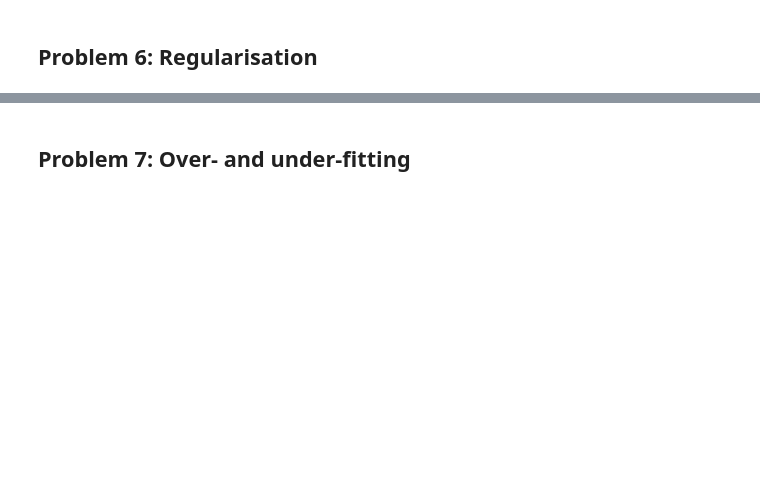
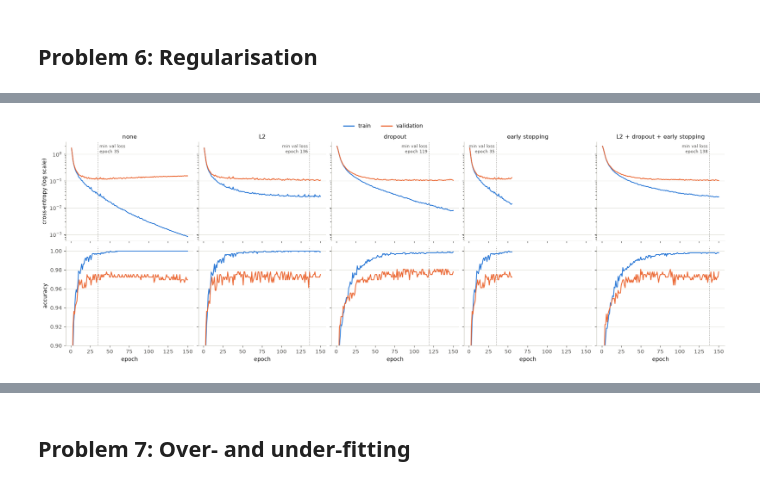
Before and after one commit to bartox12/analysis-of-unstructured-data, a Jupyter notebook: list02/list2.ipynb, the cells around one changed output, grey strips where cells are left out. Cells and saved outputs as stored; diff of their text form; code cells hidden in the pictures; blank space fills up the shorter version.

```diff
--- a/list02/list2.ipynb
+++ b/list02/list2.ipynb
@@ -855,0 +991,20 @@ Therefore, bias correction matters most during the first few iterations.
+# %%
+import time
+
+import matplotlib.pyplot as plt
+
+from src.plotting import plot_learning_curves, plot_val_loss_comparison
+from src.regularisation import (
+    accuracy_table,
+    best_strength,
+    default_configs,
+    run_study,
+    strength_sweep,
+    train_run,
+)
+
+# splits comes from Problem 4.
+start = time.perf_counter()
+sweep = strength_sweep(splits, l2_values=(1e-4, 1e-3, 1e-2, 1e-1), dropout_values=(0.2, 0.5, 0.8), seeds=(0, 1))
+print(f"sweep: {time.perf_counter() - start:.0f} s")
+sweep.round(4)
@@ -855,0 +1022,11 @@ Therefore, bias correction matters most during the first few iterations.
+# %%
+l2, p_drop = best_strength(sweep, "L2"), best_strength(sweep, "dropout")
+print(f"chosen on validation loss: lambda = {l2:g}, dropout p = {p_drop:g}")
+
+configs = default_configs(l2=l2, dropout=p_drop, patience=20)
+start = time.perf_counter()
+study = run_study(configs, splits, seeds=(0, 1, 2))
+print(f"study: {len(configs)} configurations x 3 seeds in {time.perf_counter() - start:.0f} s")
+
+# Same seed, same configuration -> identical history.
+assert train_run(configs[0], splits, seed=0).history.equals(study["none"][0].history)
@@ -855,0 +1046,5 @@ Therefore, bias correction matters most during the first few iterations.
+# %%
+fig = plot_learning_curves(study, seed_index=0)
+plt.show()
+# %% [output]
+[figure, added]
```
Also changed, not shown: parts of 20 cells of this notebook, 9 other files.
